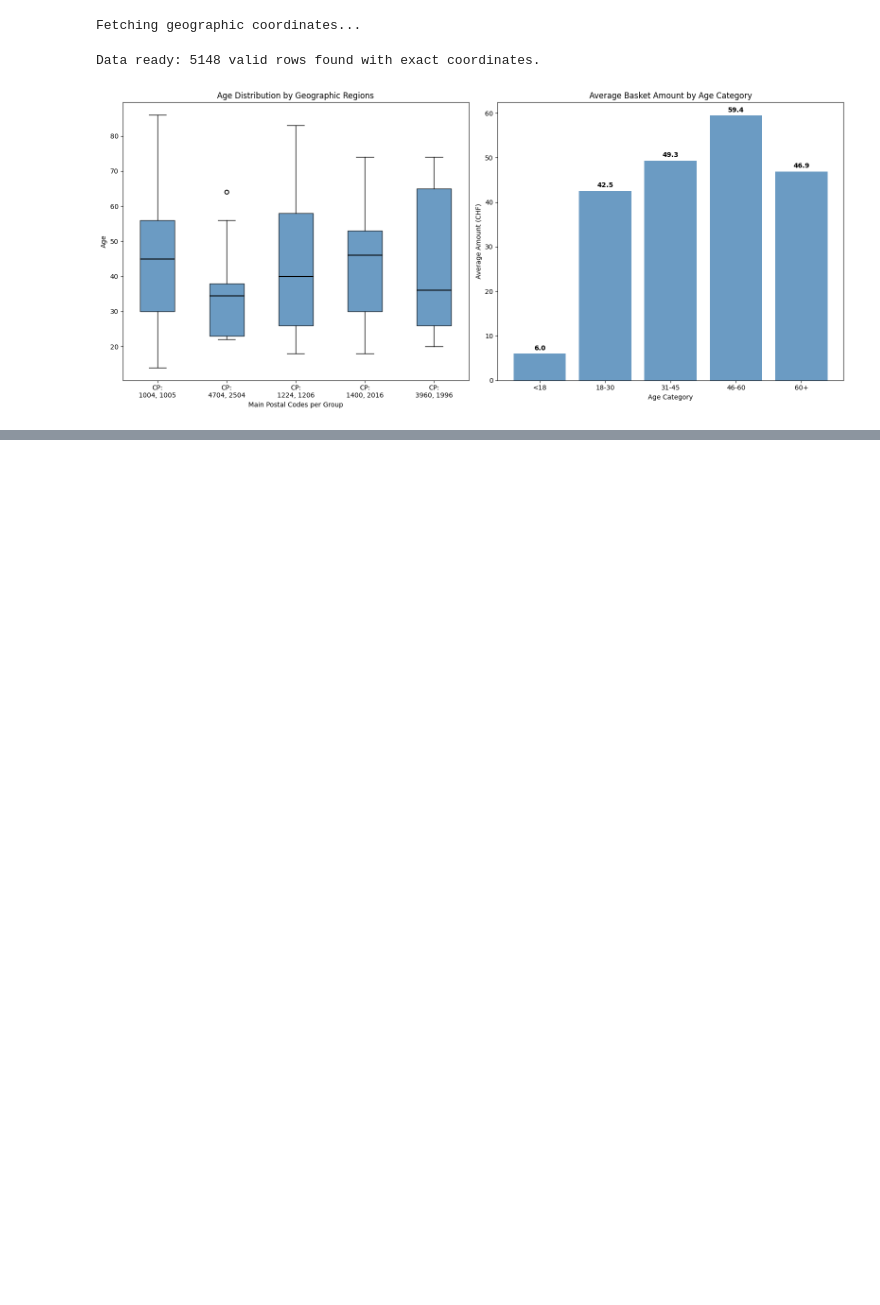
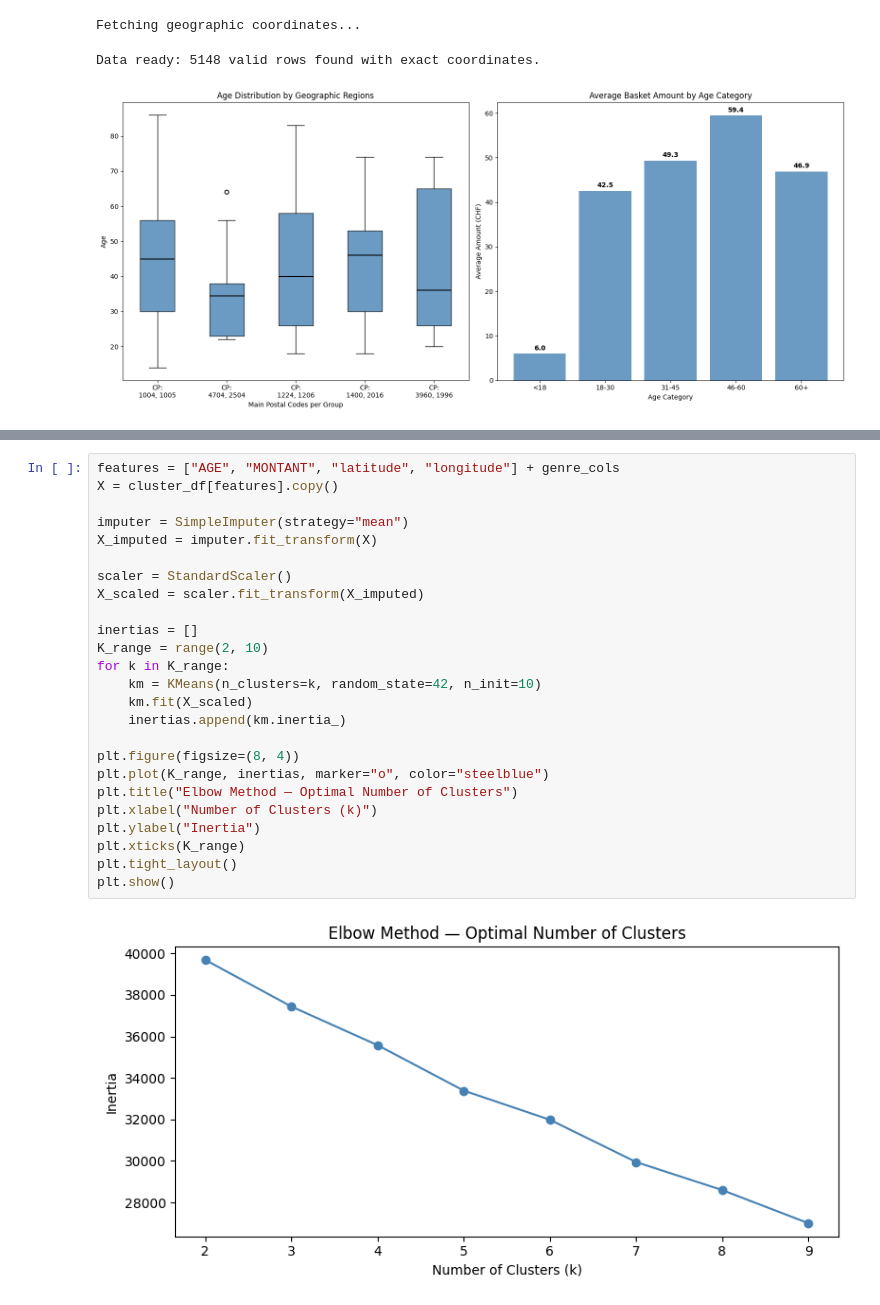
Before and after one commit to twillixa/Algorithm-in-BI, a Jupyter notebook: Main.ipynb, the cells around one changed output, grey strips where cells are left out. Saved outputs shown, nothing was run; the diff lists cells and outputs as text; blank space fills up the shorter version.

```diff
--- a/Main.ipynb
+++ b/Main.ipynb
@@ -551,0 +605,27 @@ Data ready: 5148 valid rows found with exact coordinates.
+# %%
+features = ["AGE", "MONTANT", "latitude", "longitude"] + genre_cols
+X = cluster_df[features].copy()
+
+imputer = SimpleImputer(strategy="mean")
+X_imputed = imputer.fit_transform(X)
+
+scaler = StandardScaler()
+X_scaled = scaler.fit_transform(X_imputed)
+
+inertias = []
+K_range = range(2, 10)
+for k in K_range:
+    km = KMeans(n_clusters=k, random_state=42, n_init=10)
+    km.fit(X_scaled)
+    inertias.append(km.inertia_)
+
+plt.figure(figsize=(8, 4))
+plt.plot(K_range, inertias, marker="o", color="steelblue")
+plt.title("Elbow Method — Optimal Number of Clusters")
+plt.xlabel("Number of Clusters (k)")
+plt.ylabel("Inertia")
+plt.xticks(K_range)
+plt.tight_layout()
+plt.show()
+# %% [output]
+[figure, added]
```
Also changed, not shown: parts of 6 cells of this notebook.
